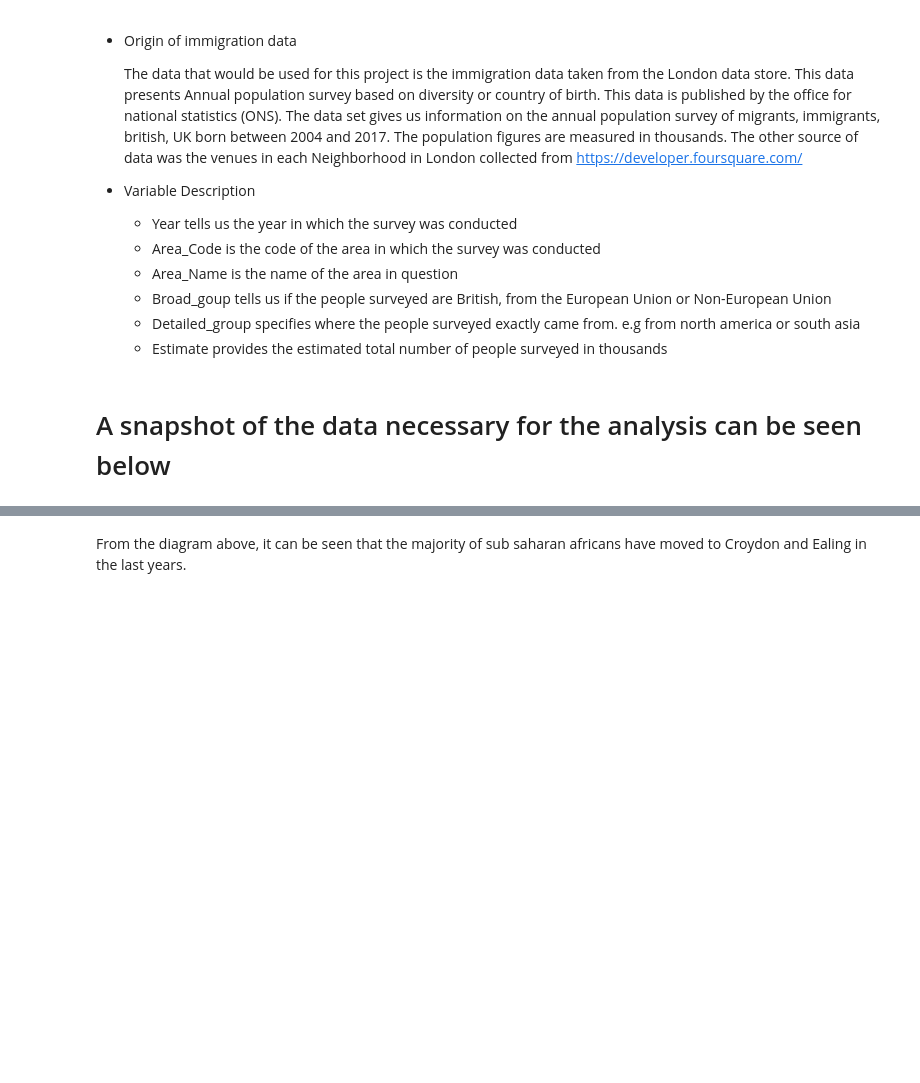
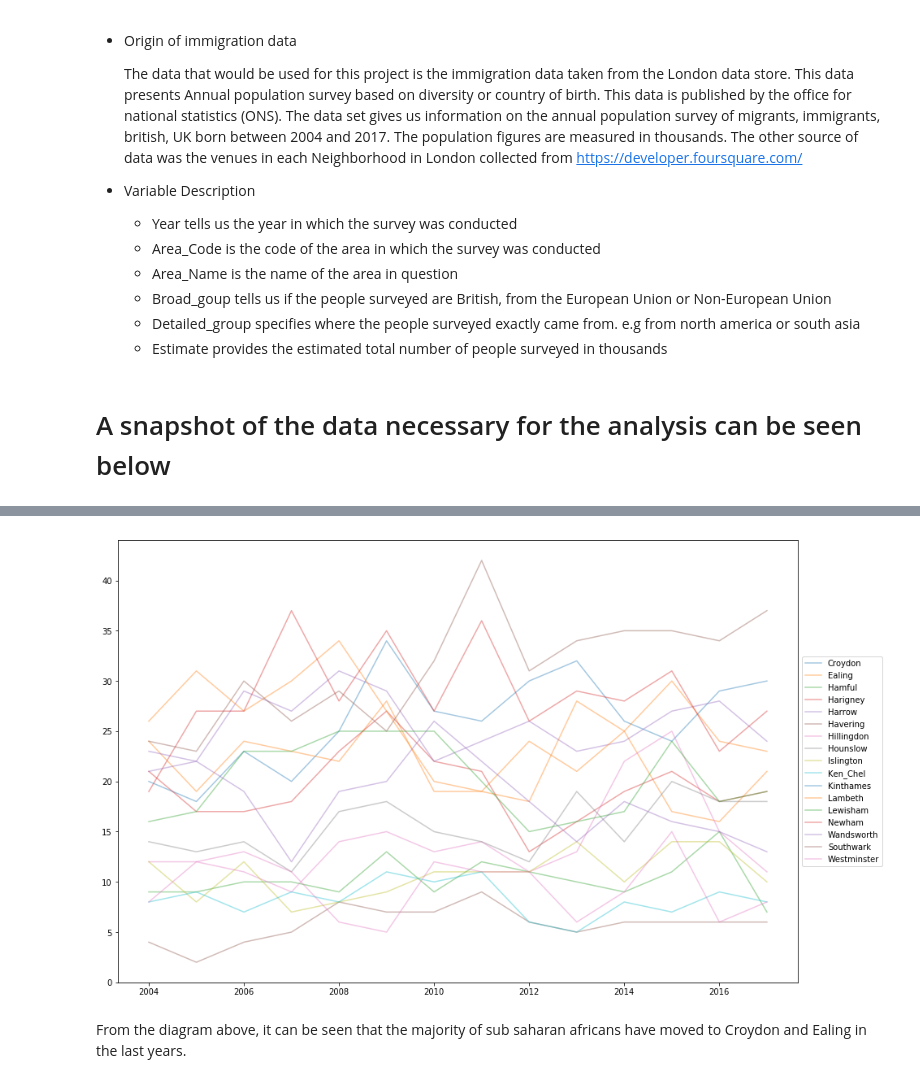
Before and after one commit to ndzelenla/coursera_capstone_project, a Jupyter notebook: Battle of Neighborhoods Part 1.ipynb, the cells around one changed output, grey strips where cells are left out. Drawn from its saved outputs; the diff is of its cells as text; code cells hidden in the pictures; blank space fills up the shorter version.

```diff
--- a/Battle of Neighborhoods Part 1.ipynb
+++ b/Battle of Neighborhoods Part 1.ipynb
@@ -40,3 +160,53 @@
+# %%
+# Now make a time series plot of the development of the movement of sub saharan africans in the last years around the London neighborhood
+London_boro['Estimate']=London_boro['Estimate'].astype(float)
+
+London_Croydon=London_boro[(London_boro['Detailed_group']=='Sub-Saharan Africa') & (London_boro['Area_Name']=='Croydon')]
+London_Ealing=London_boro[(London_boro['Detailed_group']=='Sub-Saharan Africa') & (London_boro['Area_Name']=='Ealing')]
+London_Hamful=London_boro[(London_boro['Detailed_group']=='Sub-Saharan Africa') & (London_boro['Area_Name']=='Hammersmith and Fulham')]
+London_Haringey=London_boro[(London_boro['Detailed_group']=='Sub-Saharan Africa') & (London_boro['Area_Name']=='Haringey')]
+London_Harrow=London_boro[(London_boro['Detailed_group']=='Sub-Saharan Africa') & (London_boro['Area_Name']=='Harrow')]
+London_Havering=London_boro[(London_boro['Detailed_group']=='Sub-Saharan Africa') & (London_boro['Area_Name']=='Havering')]
+London_Hillingdon=London_boro[(London_boro['Detailed_group']=='Sub-Saharan Africa') & (London_boro['Area_Name']=='Hillingdon')]
+London_Hounslow=London_boro[(London_boro['Detailed_group']=='Sub-Saharan Africa') & (London_boro['Area_Name']=='Hounslow')]
+London_Islington=London_boro[(London_boro['Detailed_group']=='Sub-Saharan Africa') & (London_boro['Area_Name']=='Islington')]
+London_Ken_Chel=London_boro[(London_boro['Detailed_group']=='Sub-Saharan Africa') & (London_boro['Area_Name']=='Kensington and Chelsea')]
+London_Kinthames=London_boro[(London_boro['Detailed_group']=='Sub-Saharan Africa') & (London_boro['Area_Name']=='Kingstone upon Thames')]
+London_Lambeth=London_boro[(London_boro['Detailed_group']=='Sub-Saharan Africa') & (London_boro['Area_Name']=='Lambeth')]
+London_Lewisham=London_boro[(London_boro['Detailed_group']=='Sub-Saharan Africa') & (London_boro['Area_Name']=='Lewisham')]
+London_Newham=London_boro[(London_boro['Detailed_group']=='Sub-Saharan Africa') & (London_boro['Area_Name']=='Newham')]
+London_Southwark=London_boro[(London_boro['Detailed_group']=='Sub-Saharan Africa') & (London_boro['Area_Name']=='Southwark')]
+London_Wandsworth=London_boro[(London_boro['Detailed_group']=='Sub-Saharan Africa') & (London_boro['Area_Name']=='Wandsworth')]
+London_Westminster=London_boro[(London_boro['Detailed_group']=='Sub-Saharan Africa') & (London_boro['Area_Name']=='Westminster')]
+
+
+
+from matplotlib import pyplot as plt
+
+plt.figure(figsize=(15,10))
+
+#plt.subplot(321)
+plt.plot('Year','Estimate',data=London_Croydon, alpha=0.4,label='Croydon')
+plt.plot('Year','Estimate',data=London_Ealing, alpha=0.4,label='Ealing')
+plt.plot('Year','Estimate',data=London_Hamful, alpha=0.4,label='Hamful')
+plt.plot('Year','Estimate',data=London_Haringey, alpha=0.4,label='Harigney')
+plt.plot('Year','Estimate',data=London_Harrow, alpha=0.4,label='Harrow')
+plt.plot('Year','Estimate',data=London_Havering, alpha=0.4,label='Havering')
+plt.plot('Year','Estimate',data=London_Hillingdon, alpha=0.4,label='Hillingdon')
+plt.plot('Year','Estimate',data=London_Hounslow, alpha=0.4,label='Hounslow')
+plt.plot('Year','Estimate',data=London_Islington, alpha=0.4,label='Islington')
+plt.plot('Year','Estimate',data=London_Ken_Chel, alpha=0.4,label='Ken_Chel')
+plt.plot('Year','Estimate',data=London_Kinthames, alpha=0.4,label='Kinthames')
+plt.plot('Year','Estimate',data=London_Lambeth, alpha=0.4,label='Lambeth')
+plt.plot('Year','Estimate',data=London_Lewisham, alpha=0.4,label='Lewisham')
+plt.plot('Year','Estimate',data=London_Newham, alpha=0.4,label='Newham')
+plt.plot('Year','Estimate',data=London_Wandsworth, alpha=0.4,label='Wandsworth')
+plt.plot('Year','Estimate',data=London_Southwark,alpha=0.4,label='Southwark')
+plt.plot('Year','Estimate',data=London_Westminster, alpha=0.4,label='Westminster')
+plt.legend(loc='center left', bbox_to_anchor=(1, 0.5))
+plt.show()
+# %% [output]
+[figure, added]
 # %% [markdown]
   From the diagram above, it can be seen that the majority of sub saharan africans have moved to Croydon and Ealing in the last years.
 # %% [markdown]
```
Also changed, not shown: parts of 5 cells of this notebook.
